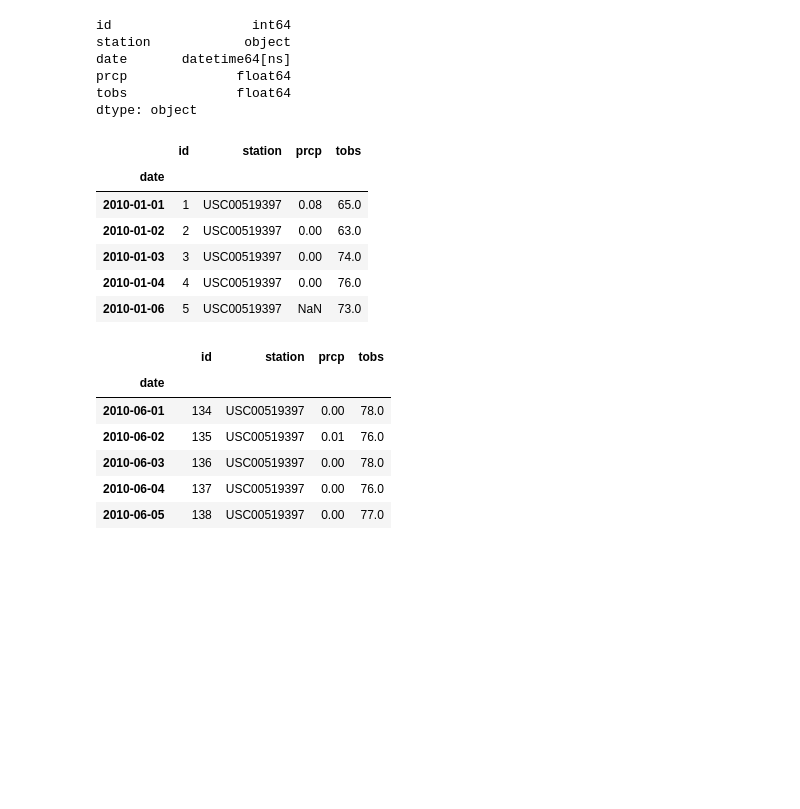
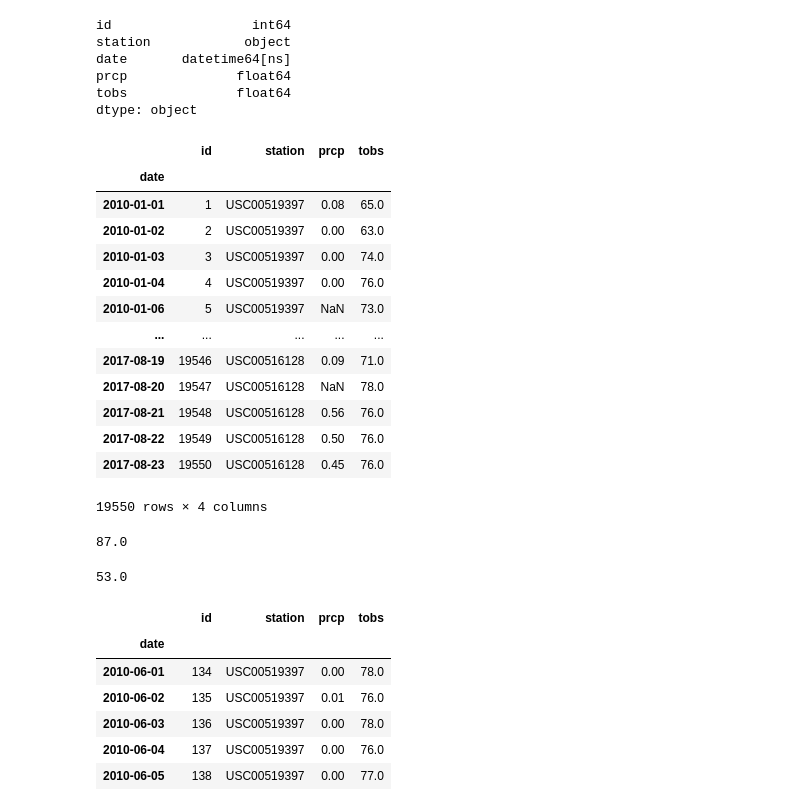
Before and after one commit to KStrange89/Trip-Planning, a Jupyter notebook: climate.ipynb, the cells around one changed output. Drawn from its saved outputs; the diff is of its cells as text; code cells hidden in the pictures; blank space fills up the shorter version.

```diff
--- a/climate.ipynb
+++ b/climate.ipynb
@@ -224,15 +224,30 @@ tobs              float64
 dtype: object
 # %%
 measurement_df.set_index('date', inplace = True)
-measurement_df.head()
+measurement_df
 # %% [output]
 |  | id | station | prcp | tobs |
 | date |  |  |  |  |
 | 2010-01-01 | 1 | USC00519397 | 0.08 | 65.0 |
 | 2010-01-02 | 2 | USC00519397 | 0.00 | 63.0 |
 | 2010-01-03 | 3 | USC00519397 | 0.00 | 74.0 |
 | 2010-01-04 | 4 | USC00519397 | 0.00 | 76.0 |
 | 2010-01-06 | 5 | USC00519397 | NaN | 73.0 |
+| ... | ... | ... | ... | ... |
+| 2017-08-19 | 19546 | USC00516128 | 0.09 | 71.0 |
+| 2017-08-20 | 19547 | USC00516128 | NaN | 78.0 |
+| 2017-08-21 | 19548 | USC00516128 | 0.56 | 76.0 |
+| 2017-08-22 | 19549 | USC00516128 | 0.50 | 76.0 |
+| 2017-08-23 | 19550 | USC00516128 | 0.45 | 76.0 |
+19550 rows × 4 columns
+# %%
+measurement_df.tobs.max()
+# %% [output]
+87.0
+# %%
+measurement_df.tobs.min()
+# %% [output]
+53.0
 # %%
 june_df = measurement_df[measurement_df.index.month == 6]
 june_df
```
Also changed, not shown: parts of 23 cells of this notebook, 3 other files.
